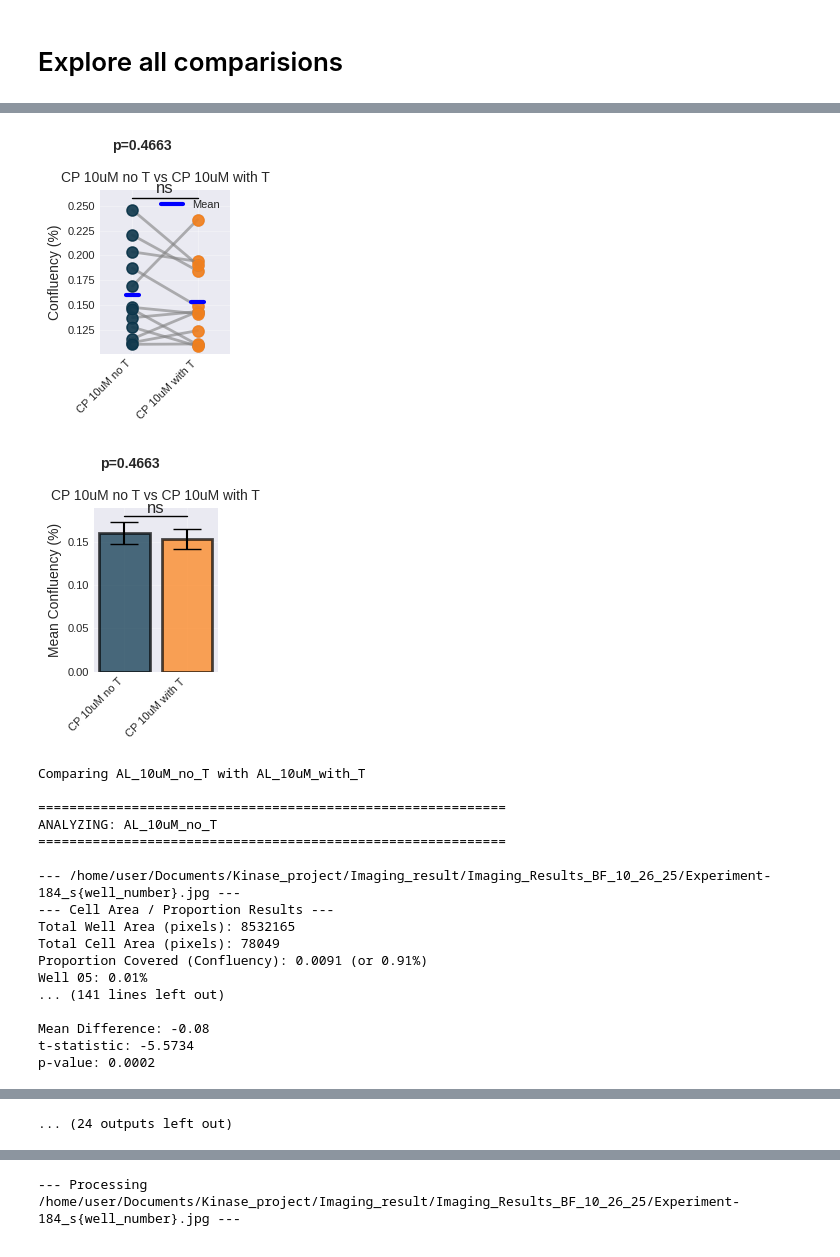
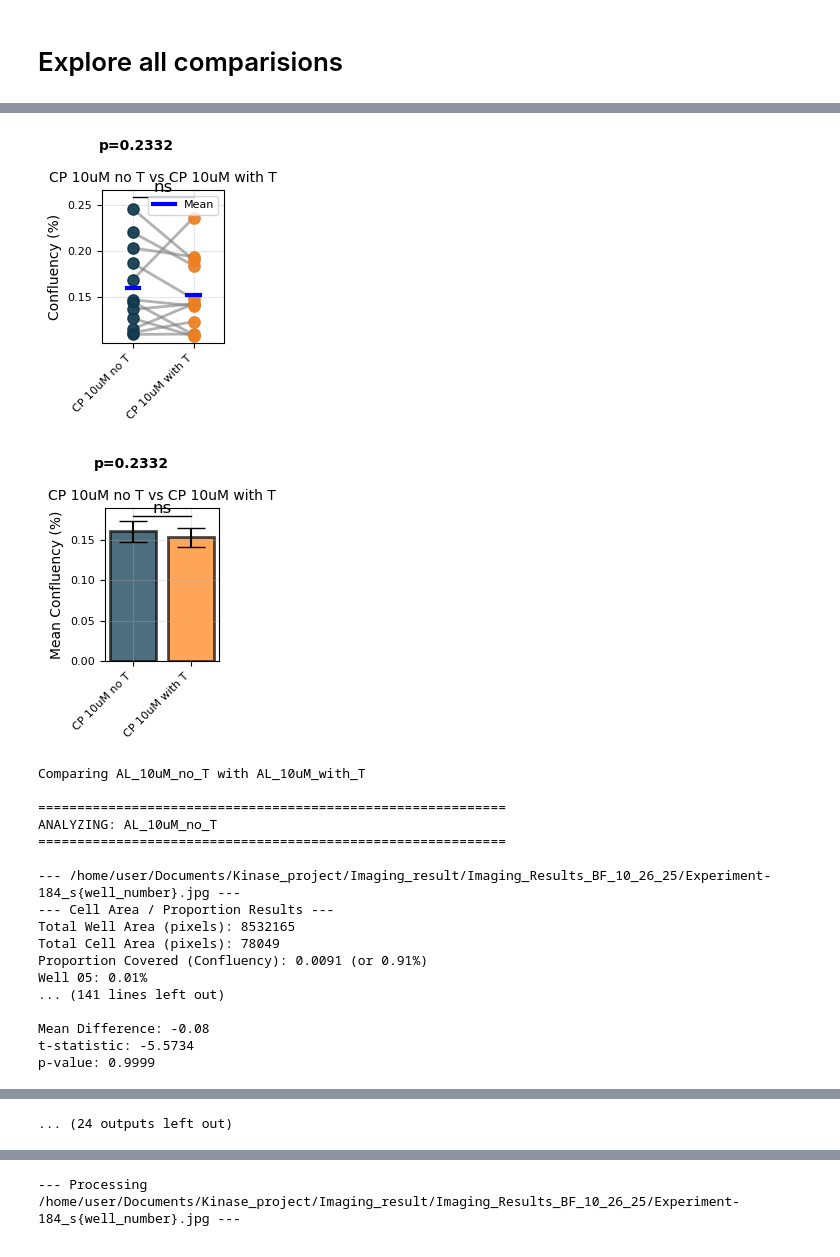
Before and after one commit to mcfaline-figueroa-lab/sci-Comm-Plex, a Jupyter notebook: cell_confluency_works.ipynb, the cells around one changed output, grey strips where cells are left out. Saved outputs shown, nothing was run; the diff lists cells and outputs as text; code cells hidden in the pictures.

```diff
--- a/cell_confluency_works.ipynb
+++ b/cell_confluency_works.ipynb
@@ -272,7 +272,7 @@ def compare_conditions(experiments, condition1_key, condition2_key,
 
     # Statistical analysis
     differences = data1 - data2
-    t_stat, p_value = stats.ttest_rel(data1, data2)
+    t_stat, p_value = stats.ttest_rel(data1, data2, alternative='greater')
 
     # Print statistics
     print("\n" + "="*60)
@@ -425,5 +425,5 @@ p-value: 0.4663
-[figure, old version]
+[figure, new version]
-[figure, old version]
+[figure, new version]
 Comparing AL_10uM_no_T with AL_10uM_with_T
 
 ============================================================
@@ -440,4 +440,4 @@ Well 05: 0.01%
 
 Mean Difference: -0.08
 t-statistic: -5.5734
-p-value: 0.0002
+p-value: 0.9999
```
Also changed, not shown: parts of 7 cells of this notebook.
